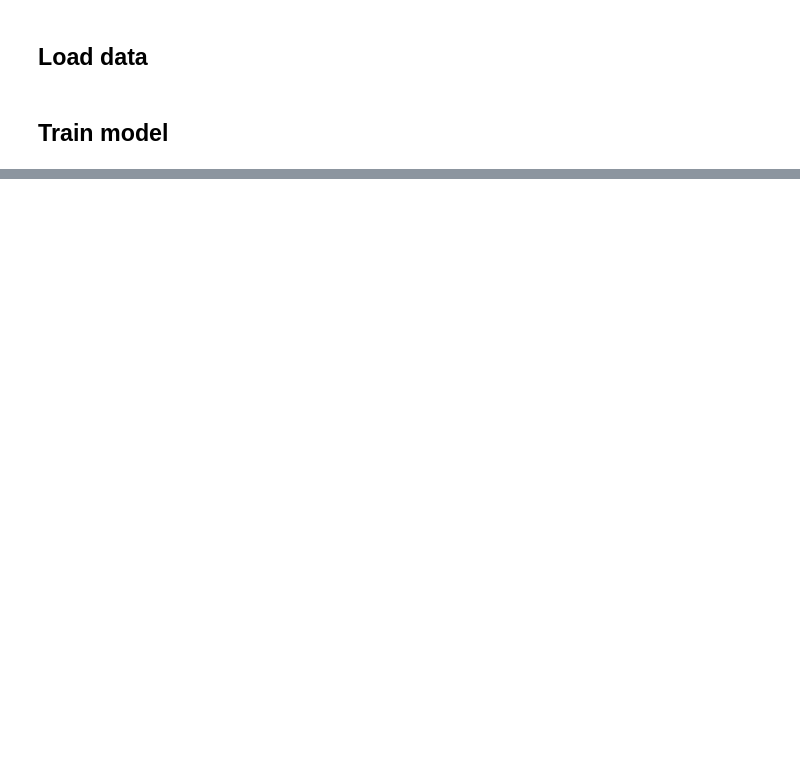
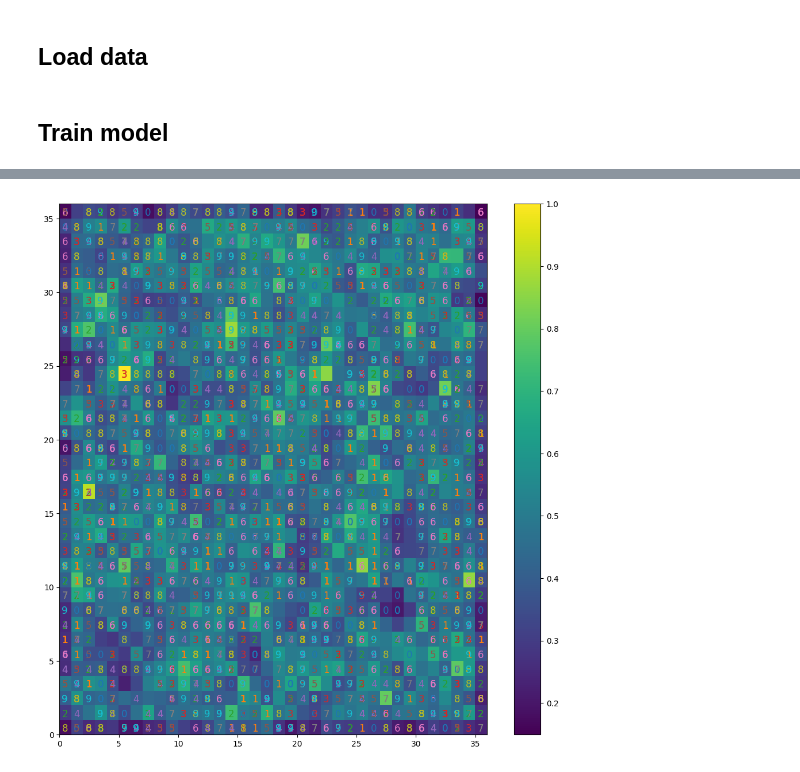
Before and after one commit to uumaaa/Practica-7, a Jupyter notebook: main.ipynb, the cells around one changed output, grey strips where cells are left out. Saved outputs shown, nothing was run; the diff lists cells and outputs as text; code cells hidden in the pictures; blank space fills up the shorter version.

```diff
--- a/main.ipynb
+++ b/main.ipynb
@@ -347,0 +338,18 @@ plt.show()
+# %%
+
+plt.figure(figsize=(12,12))
+normalizador = MinMaxScaler(feature_range=(0,1))
+x = normalizador.fit_transform(b_feature)
+som = MiniSom(x=36, y=36, input_len=14, sigma=1.0, learning_rate=0.5, random_seed=2)
+som.random_weights_init(x)
+som.train_random(data=x, num_iteration=100)
+q = som.activation_response(x)
+pcolor(som.distance_map().T)
+colorbar()
+
+for i, X in enumerate(x):
+    w=som.winner(X)
+    plt.text(w[0] + 0.2, w[1] + 0.2, str(labels[i]), color=colors[labels[i]], fontsize=12)
+plt.show()
+# %% [output]
+[figure, added]
```
Also changed, not shown: parts of 5 cells of this notebook.
